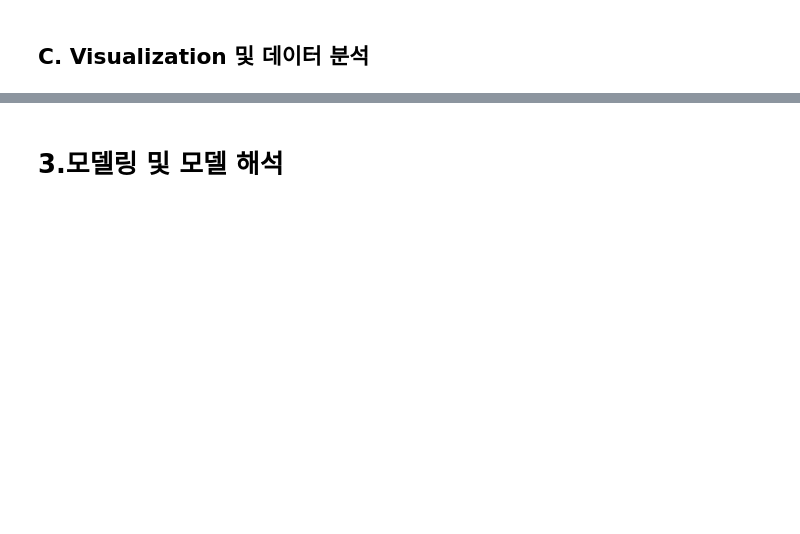
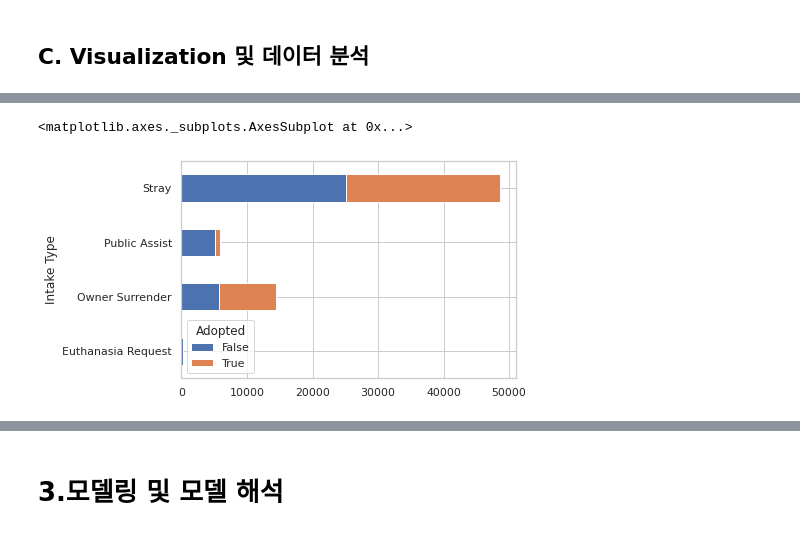
Before and after one commit to jayJ-hub/Section1_Project-, a Jupyter notebook: Section2_Project.ipynb, the cells around one changed output, grey strips where cells are left out. Cells and saved outputs as stored; diff of their text form; code cells hidden in the pictures; blank space fills up the shorter version.

Commit message:
Day2_TimesAtShelter, 이상치, B. 타겟 문제 정의 split train/test, X,y

```diff
--- a/Section2_Project.ipynb
+++ b/Section2_Project.ipynb
@@ -1753,0 +1924,4 @@ outcome[outcome['Animal ID'] == searchID ]
+# %%
+#feature 'Adopted'
+df['Adopted'] = df['Outcome Type'] == 'Adoption'
+df['Adopted'].value_counts()
@@ -1753,0 +1978,5 @@ outcome[outcome['Animal ID'] == searchID ]
+# %%
+cond1 = df['In_Year']==2022
+cond2 = (df['In_Year'] == 2021) & (df['In_Month']>6)
+testSize = cond1.sum() + cond2.sum()
+testSize
@@ -1753,0 +1985,5 @@ outcome[outcome['Animal ID'] == searchID ]
+# %%
+from sklearn.model_selection import train_test_split
+df = df.drop(['Animal ID','Out_Year', 'Out_Month', 'Out_Age', 'Outcome Type','Out_Neutered'], axis = 1)
+train, test = train_test_split(df, test_size = testSize, shuffle = False)
+train.shape, test.shape
@@ -1755,0 +2049,3 @@ outcome[outcome['Animal ID'] == searchID ]
+# %%
+df_groupby = train.groupby(['Intake Type','Adopted'])['Adopted'].count().unstack()
+df_groupby
@@ -1755,0 +2059,9 @@ outcome[outcome['Animal ID'] == searchID ]
+# %%
+df_groupby.plot(
+    kind = 'barh',
+    stacked = True,
+    mark_right = True
+)
+# %% [output]
+<matplotlib.axes._subplots.AxesSubplot at 0x...>
+[figure, added]
```
Also changed, not shown: parts of 67 cells of this notebook.
